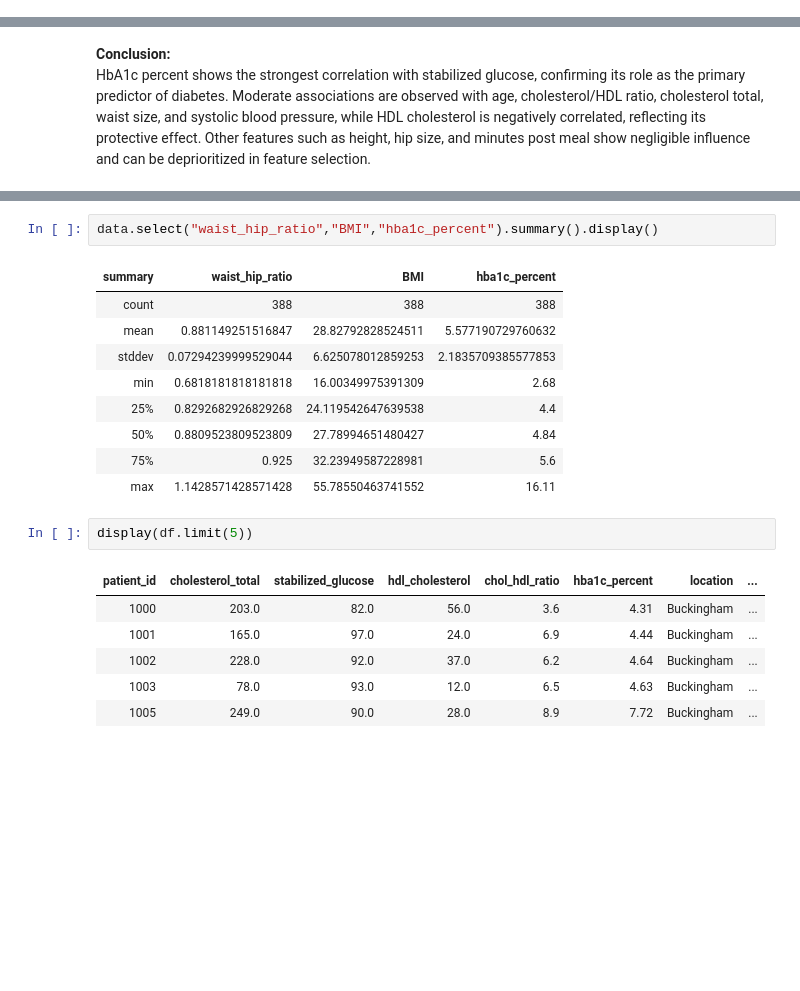
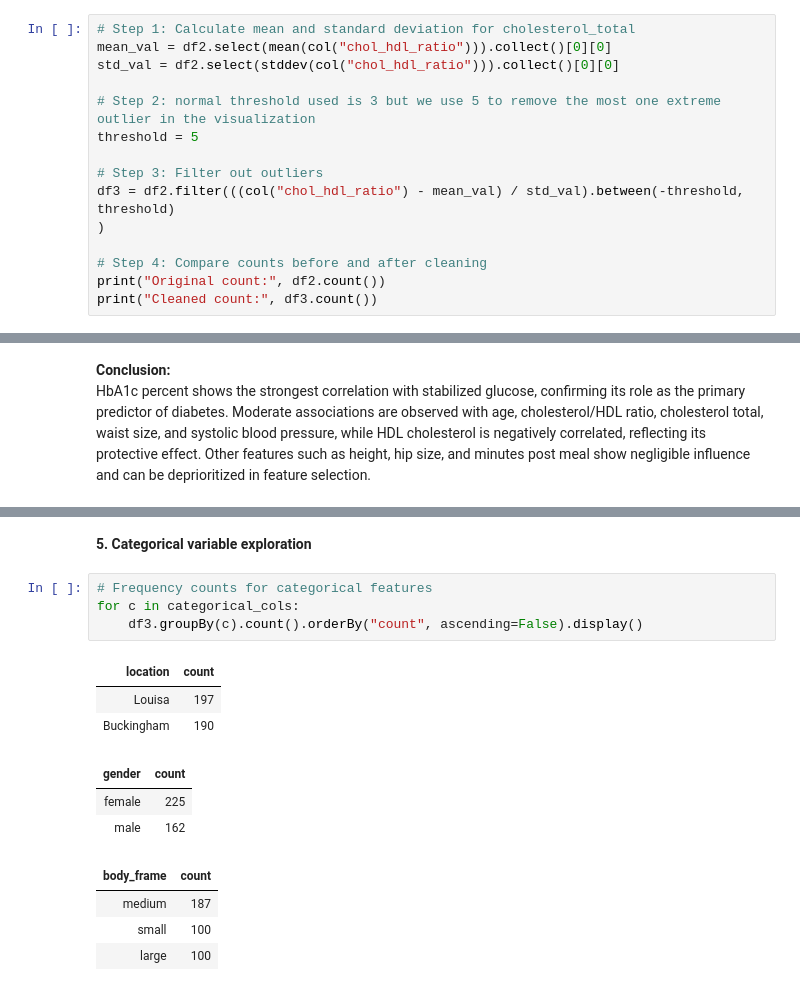
Before and after one commit to Kholeka98/Data-Science-Project-Profolio, a Jupyter notebook: Exploratory Data Analysis/ExploratoryDataAnalysisDiabetes.ipynb, the cells around one changed output, grey strips where cells are left out. Cells and saved outputs as stored; diff of their text form; blank space fills up the shorter version.

```diff
--- a/Exploratory Data Analysis/ExploratoryDataAnalysisDiabetes.ipynb
+++ b/Exploratory Data Analysis/ExploratoryDataAnalysisDiabetes.ipynb
@@ -60,0 +143,15 @@ for c in categorical_cols:
+# %%
+# Step 1: Calculate mean and standard deviation for cholesterol_total
+mean_val = df2.select(mean(col("chol_hdl_ratio"))).collect()[0][0]
+std_val = df2.select(stddev(col("chol_hdl_ratio"))).collect()[0][0]
+
+# Step 2: normal threshold used is 3 but we use 5 to remove the most one extreme outlier in the visualization
+threshold = 5
+
+# Step 3: Filter out outliers
+df3 = df2.filter(((col("chol_hdl_ratio") - mean_val) / std_val).between(-threshold, threshold)
+)
+
+# Step 4: Compare counts before and after cleaning
+print("Original count:", df2.count())
+print("Cleaned count:", df3.count())
@@ -147,21 +182,17 @@ for c in numeric_cols2:
-# %%
-data.select("waist_hip_ratio","BMI","hba1c_percent").summary().display()
-# %% [output]
-| summary | waist_hip_ratio | BMI | hba1c_percent |
-| count | 388 | 388 | 388 |
-| mean | 0.881149251516847 | 28.82792828524511 | 5.577190729760632 |
-| stddev | 0.07294239999529044 | 6.625078012859253 | 2.1835709385577853 |
-| min | 0.6818181818181818 | 16.00349975391309 | 2.68 |
-| 25% | 0.8292682926829268 | 24.119542647639538 | 4.4 |
-| 50% | 0.8809523809523809 | 27.78994651480427 | 4.84 |
-| 75% | 0.925 | 32.23949587228981 | 5.6 |
-| max | 1.1428571428571428 | 55.78550463741552 | 16.11 |
-# %%
-display(df.limit(5))
-# %% [output]
-| patient_id | cholesterol_total | stabilized_glucose | hdl_cholesterol | chol_hdl_ratio | hba1c_percent | location | ... |
-| 1000 | 203.0 | 82.0 | 56.0 | 3.6 | 4.31 | Buckingham | ... |
-| 1001 | 165.0 | 97.0 | 24.0 | 6.9 | 4.44 | Buckingham | ... |
-| 1002 | 228.0 | 92.0 | 37.0 | 6.2 | 4.64 | Buckingham | ... |
-| 1003 | 78.0 | 93.0 | 12.0 | 6.5 | 4.63 | Buckingham | ... |
-| 1005 | 249.0 | 90.0 | 28.0 | 8.9 | 7.72 | Buckingham | ... |
+# %% [markdown]
+**5. Categorical variable exploration**
+# %%
+# Frequency counts for categorical features
+for c in categorical_cols:
+    df3.groupBy(c).count().orderBy("count", ascending=False).display()
+# %% [output]
+| location | count |
+| Louisa | 197 |
+| Buckingham | 190 |
+| gender | count |
+| female | 225 |
+| male | 162 |
+| body_frame | count |
+| medium | 187 |
+| small | 100 |
+| large | 100 |
```
Also changed, not shown: parts of 30 cells of this notebook.
